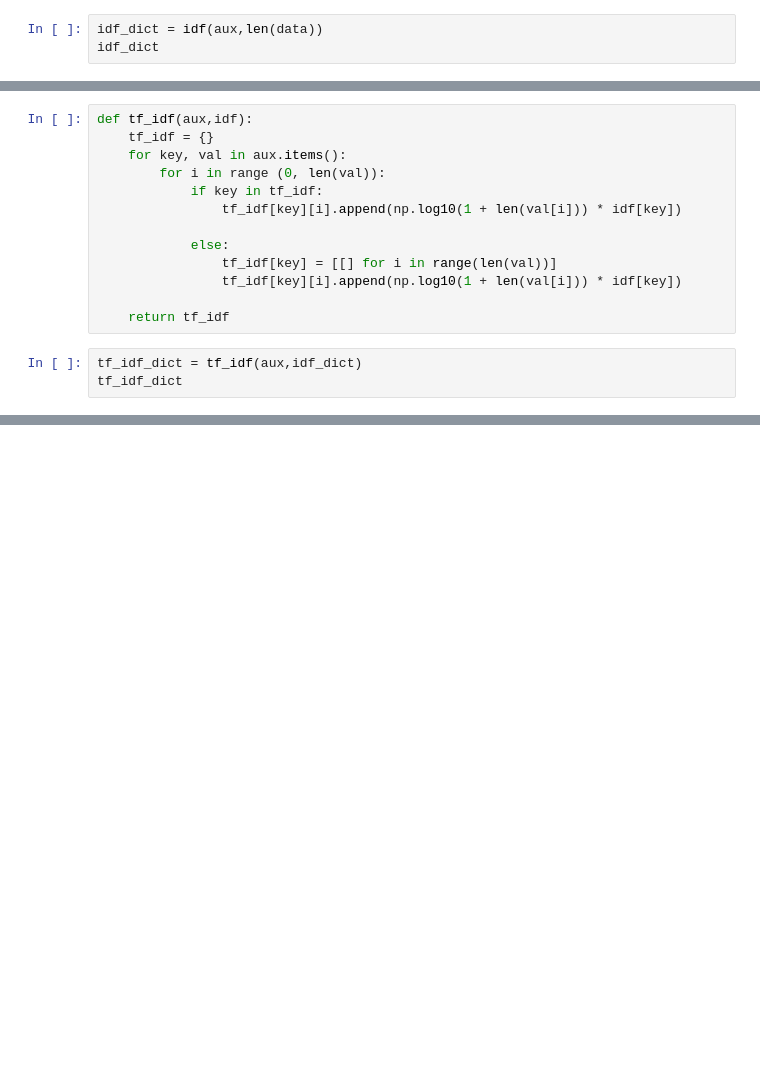
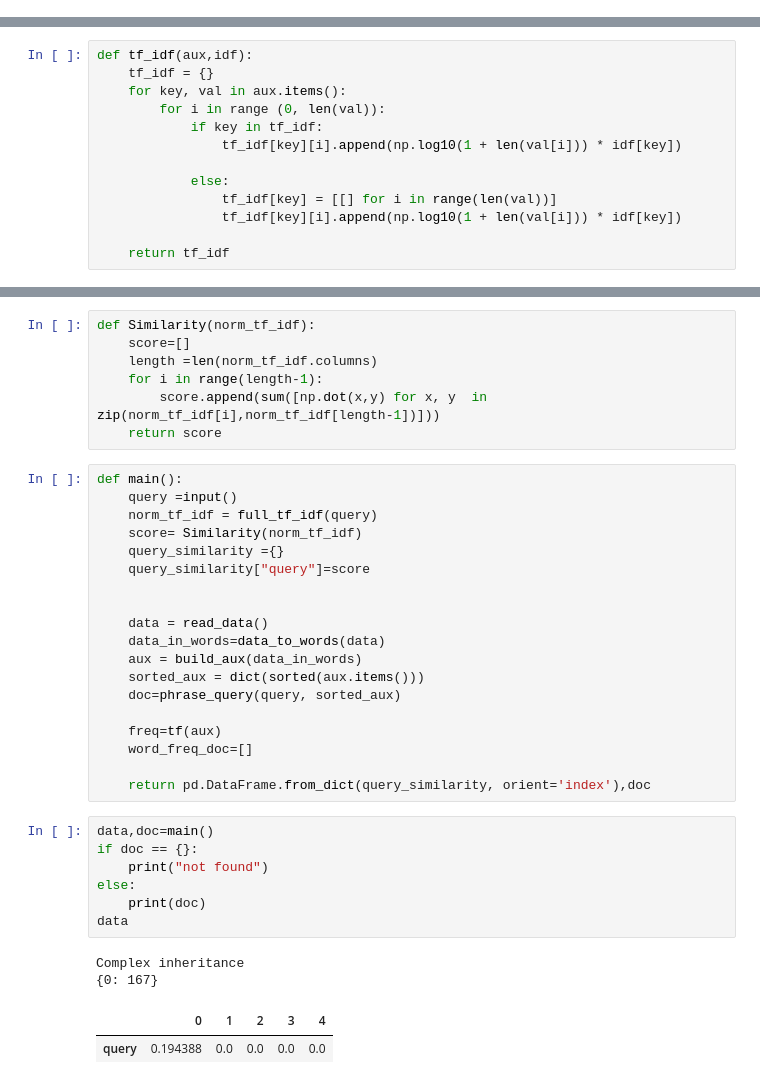
Before and after one commit to ToniMagdy/IR_Project, a Jupyter notebook: IR Project.ipynb, the cells around one changed output, grey strips where cells are left out. Cells and saved outputs as stored; diff of their text form; blank space fills up the shorter version.

```diff
--- a/IR Project.ipynb
+++ b/IR Project.ipynb
@@ -133,6 +114,3 @@ def idf(aux, n):
                 count += 1
         idf[key] = np.log10(n/count)
     return idf
-# %%
-idf_dict = idf(aux,len(data))
-idf_dict
@@ -167,6 +127,3 @@ def tf_idf(aux,idf):
                 tf_idf[key][i].append(np.log10(1 + len(val[i])) * idf[key])
 
     return tf_idf
-# %%
-tf_idf_dict = tf_idf(aux,idf_dict)
-tf_idf_dict
@@ -190,0 +162,38 @@ tf_idf_dict
+# %%
+def Similarity(norm_tf_idf):
+    score=[]
+    length =len(norm_tf_idf.columns)
+    for i in range(length-1):
+        score.append(sum([np.dot(x,y) for x, y  in zip(norm_tf_idf[i],norm_tf_idf[length-1])]))
+    return score
+# %%
+def main():
+    query =input()
+    norm_tf_idf = full_tf_idf(query)
+    score= Similarity(norm_tf_idf)
+    query_similarity ={}
+    query_similarity["query"]=score
+
+
+    data = read_data()
+    data_in_words=data_to_words(data)
+    aux = build_aux(data_in_words)
+    sorted_aux = dict(sorted(aux.items()))
+    doc=phrase_query(query, sorted_aux)
+
+    freq=tf(aux)
+    word_freq_doc=[]
+
+    return pd.DataFrame.from_dict(query_similarity, orient='index'),doc
+# %%
+data,doc=main()
+if doc == {}:
+    print("not found")
+else:
+    print(doc)
+data
+# %% [output]
+Complex inheritance
+{0: 167}
+|  | 0 | 1 | 2 | 3 | 4 |
+| query | 0.194388 | 0.0 | 0.0 | 0.0 | 0.0 |
```
Also changed, not shown: parts of 21 cells of this notebook.
